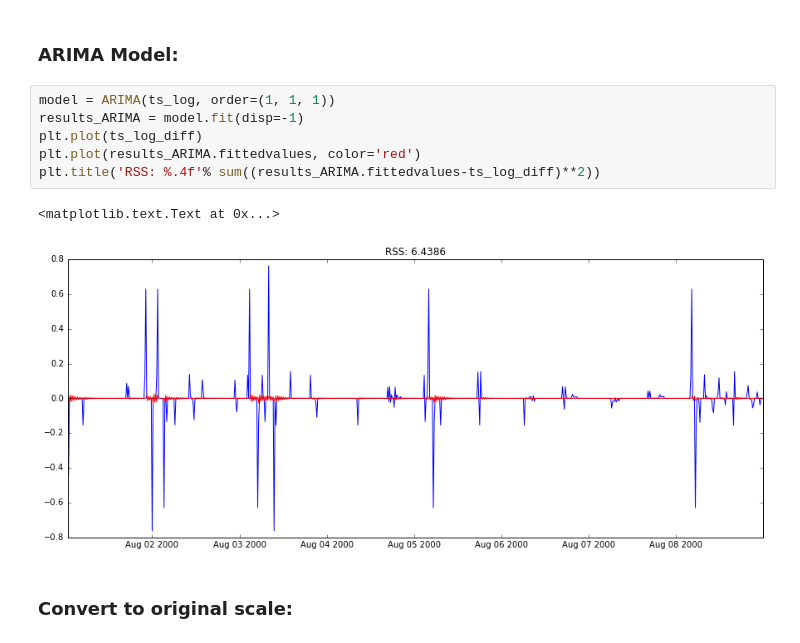
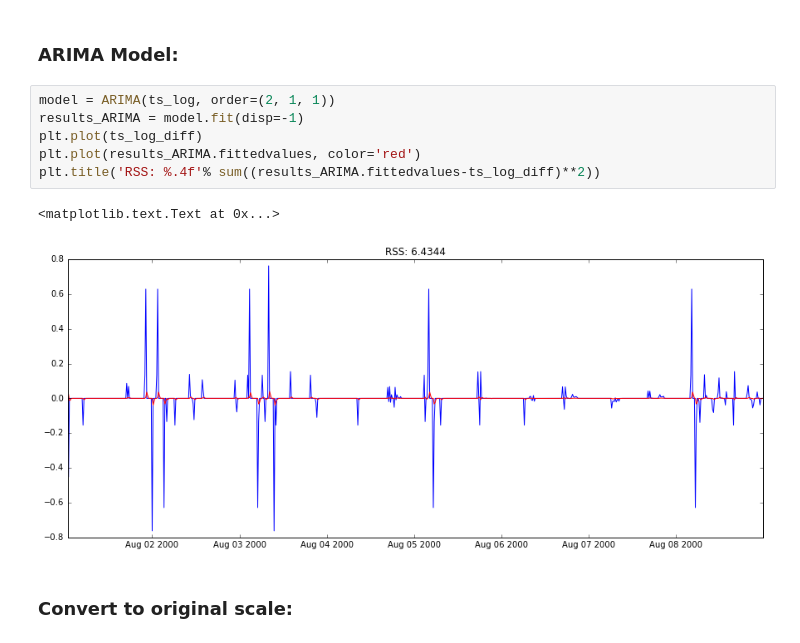
Before and after one commit to am-firnas/TimeSeriesAnalysis-Pandas, a Jupyter notebook: TimeSeriesAnalysis/TSAnalysis.ipynb, the cells around one changed output. Saved outputs shown, nothing was run; the diff lists cells and outputs as text.

```diff
--- a/TimeSeriesAnalysis/TSAnalysis.ipynb
+++ b/TimeSeriesAnalysis/TSAnalysis.ipynb
@@ -324,14 +324,14 @@ plt.title('RSS: %.4f'% sum((results_MA.fittedvalues-ts_log_diff)**2))
 # %% [markdown]
 ### ARIMA Model:
 # %%
-model = ARIMA(ts_log, order=(1, 1, 1))
+model = ARIMA(ts_log, order=(2, 1, 1))
 results_ARIMA = model.fit(disp=-1)
 plt.plot(ts_log_diff)
 plt.plot(results_ARIMA.fittedvalues, color='red')
 plt.title('RSS: %.4f'% sum((results_ARIMA.fittedvalues-ts_log_diff)**2))
 # %% [output]
 <matplotlib.text.Text at 0x...>
-[figure, old version]
+[figure, new version]
 # %% [markdown]
 ### Convert to original scale:
 # %%
```
Also changed, not shown: parts of 6 cells of this notebook.
